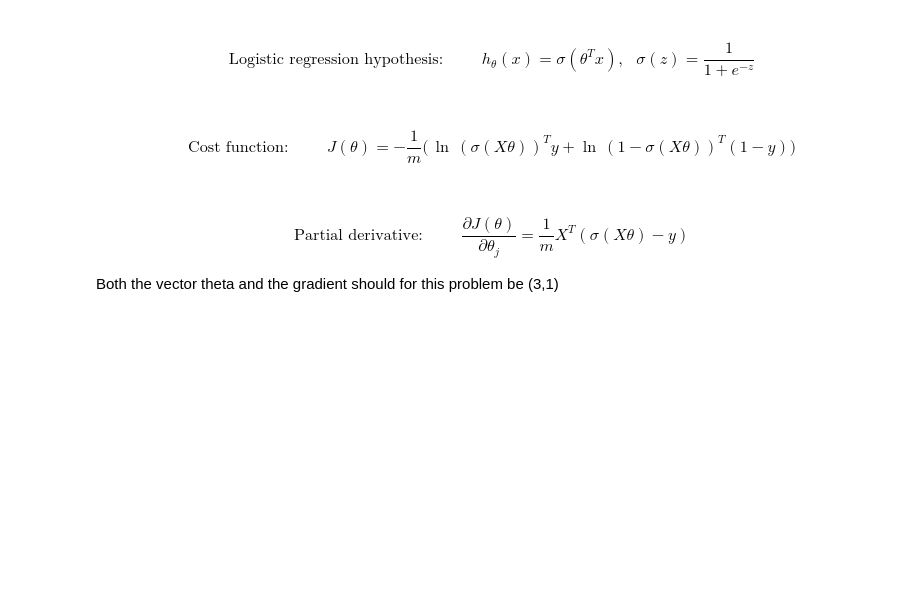
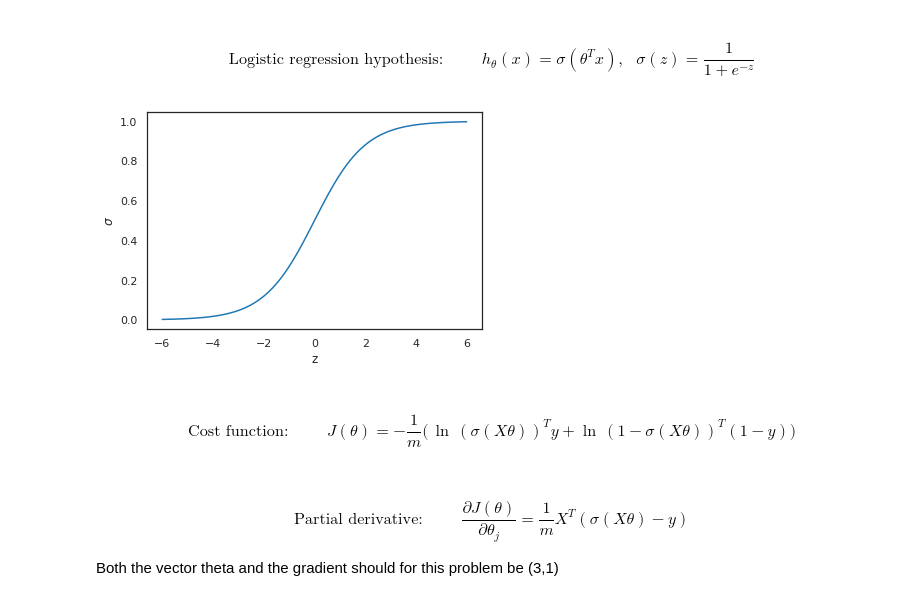
Before and after one commit to KevoSoftworks/machine_learning, a Jupyter notebook: logistic_regression/assignment_part_1.ipynb, the cells around one changed output. Saved outputs shown, nothing was run; the diff lists cells and outputs as text; code cells hidden in the pictures; blank space fills up the shorter version.

```diff
--- a/logistic_regression/assignment_part_1.ipynb
+++ b/logistic_regression/assignment_part_1.ipynb
@@ -66,2 +104,15 @@ def sigmoid(z):
+# %%
+sigmoid = lambda z: 1/(1 + np.exp(-z))
+
+## create a picture of this function on [-6, 6]
+bounds = (-6, 6)
+grid = 100
+xxx = np.linspace(*bounds, num=grid)
+yyy = sigmoid(xxx)
+plt.plot(xxx, yyy, label="Sigmoid function")
+plt.xlabel("z")
+plt.ylabel(r"$\sigma$");
+# %% [output]
+[figure, added]
 # %% [markdown]
 #### $$ {\mbox{Cost function:}} \hspace{1cm}     J(\theta) = -\frac{1}{m}\big(\,\ln\,(\sigma(X\theta))^Ty+\ln\,(1-\sigma(X\theta))^T(1-y)\big)$$
```
Also changed, not shown: parts of 20 cells of this notebook.
